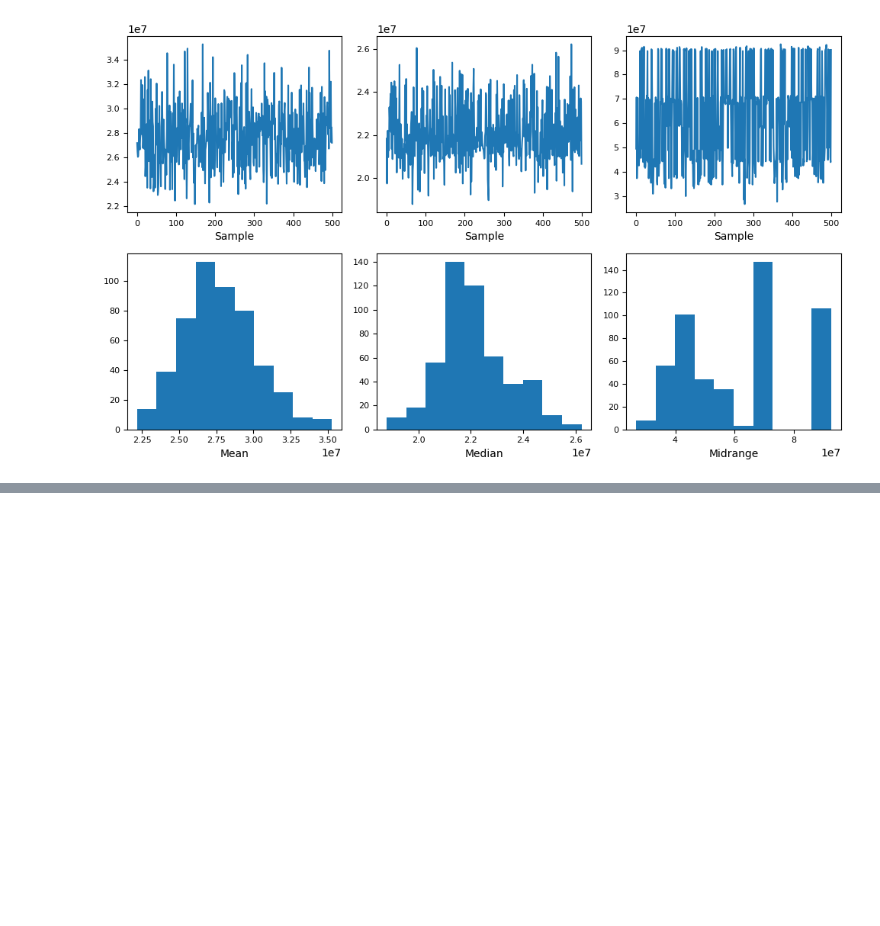
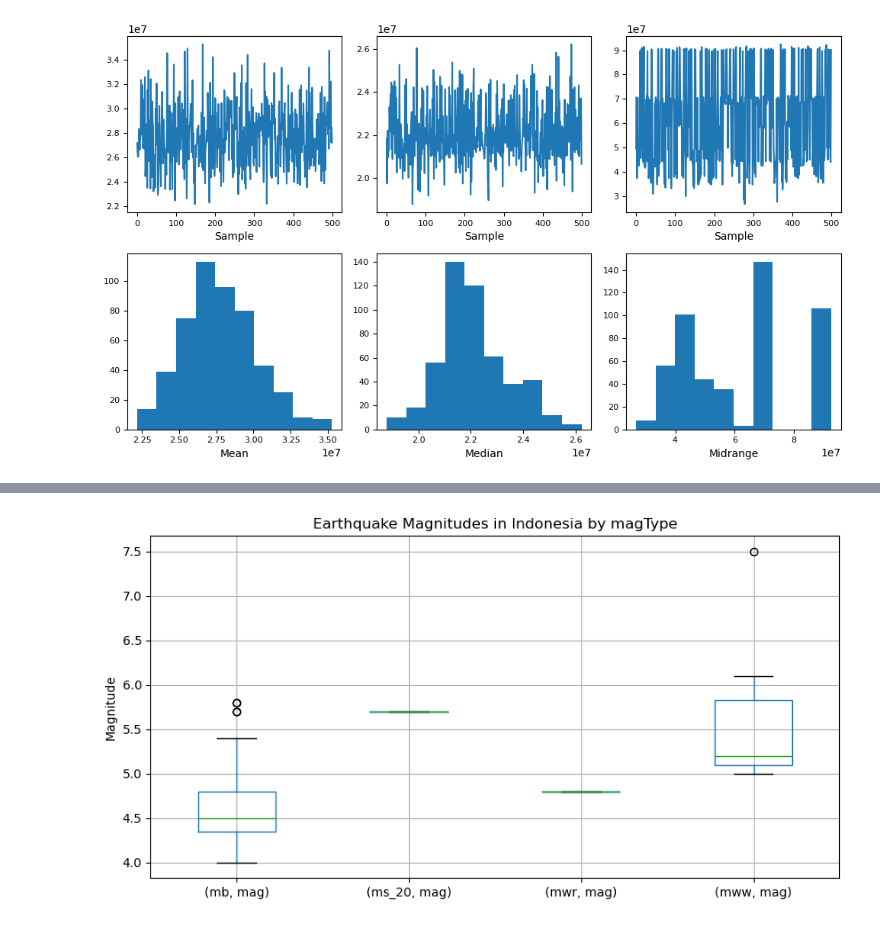
Before and after one commit to qjasrubang01-design/Rubang-Jethro-Aaron-S.-CPE-311, a Jupyter notebook: Hands-on Activity 9.1 Data Visualization using Pandas and Matplotlib.ipynb, the cells around one changed output, grey strips where cells are left out. Saved outputs shown, nothing was run; the diff lists cells and outputs as text; code cells hidden in the pictures; blank space fills up the shorter version.

```diff
--- a/Hands-on Activity 9.1 Data Visualization using Pandas and Matplotlib.ipynb
+++ b/Hands-on Activity 9.1 Data Visualization using Pandas and Matplotlib.ipynb
@@ -551,0 +620,13 @@ fig = bootstrap_plot(fb.volume, fig=plt.figure(figsize=(10, 6)))
+# %%
+# 3. Box plots of earthquake magnitudes for Indonesia by magType
+indonesia_quakes = quakes.query('parsed_place == "Indonesia"')
+indonesia_quakes[['mag', 'magType']].groupby('magType').boxplot(
+    column='mag',
+    figsize=(10, 5),
+    subplots=False
+)
+plt.title('Earthquake Magnitudes in Indonesia by magType')
+plt.ylabel('Magnitude')
+plt.show()
+# %% [output]
+[figure, added]
```
Also changed, not shown: parts of 24 cells of this notebook.
